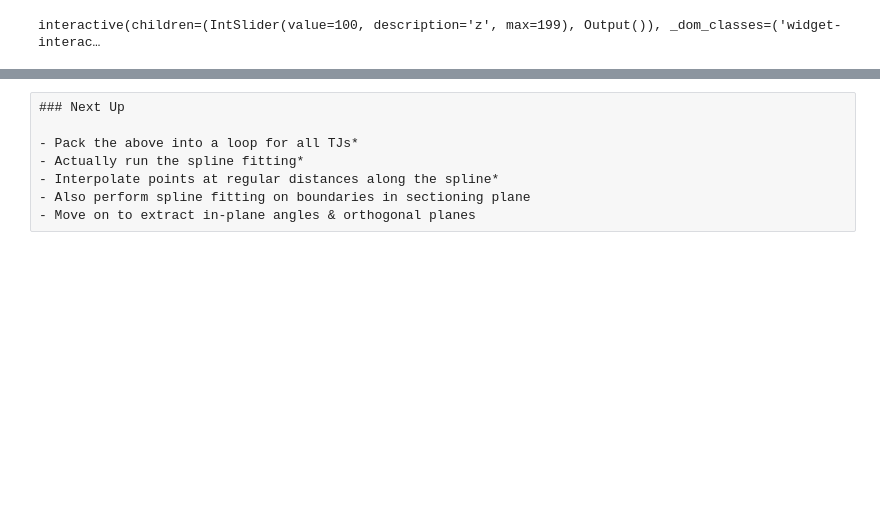
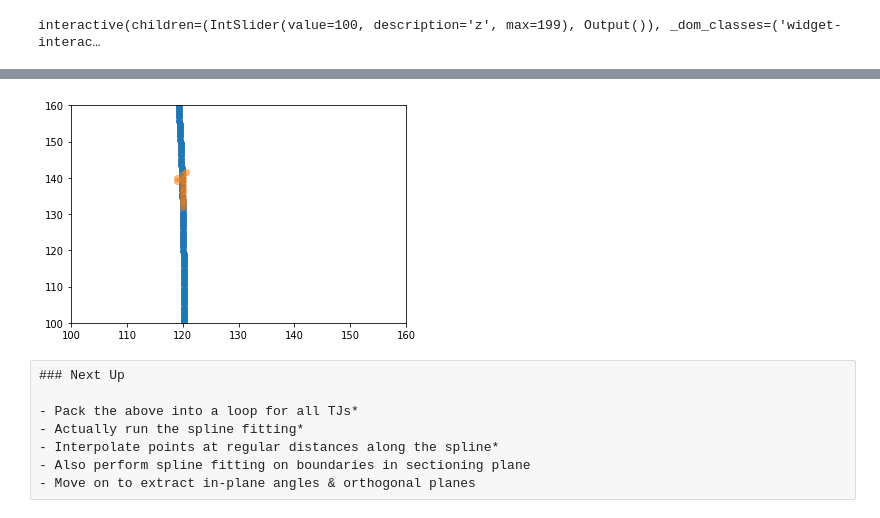
Before and after one commit to amarallab/pyCFI, a Jupyter notebook: notebooks/DEV_anglesJ.ipynb, the cells around one changed output, grey strips where cells are left out. Saved outputs shown, nothing was run; the diff lists cells and outputs as text; code cells hidden in the pictures; blank space fills up the shorter version.

```diff
--- a/notebooks/DEV_anglesJ.ipynb
+++ b/notebooks/DEV_anglesJ.ipynb
@@ -536,0 +611,23 @@ interactive(children=(IntSlider(value=100, description='z', max=199), Output()),
+# %%
+dx = armSeperated[100][(100.0, 141.5, 120.5)][(0, 1)][:,2]
+dy = armSeperated[100][(100.0, 141.5, 120.5)][(0, 1)][:,1]
+
+def loss_func(params):
+    r, cx, cy = params
+    l = np.sqrt((dx-cx)**2 +(dy-cy)**2)-r
+    return np.sum(l**2)
+# %%
+res = optimize.minimize(loss_func, [1.0, np.mean(dx), np.mean(dy)])
+# %%
+r_2, cx_2, cy_2 = res.x
+# %%
+alphas = np.linspace(0,2*np.pi,10000)
+xs,ys = curc(r_2,cx_2,cy_2,alphas)
+plt.scatter(xs,ys)
+plt.scatter(x, y, alpha=0.5)
+#plt.axis('equal')
+plt.ylim([100, 160])
+plt.xlim([100, 160])
+plt.show()
+# %% [output]
+[figure, added]
```
Also changed, not shown: parts of 15 cells of this notebook.
